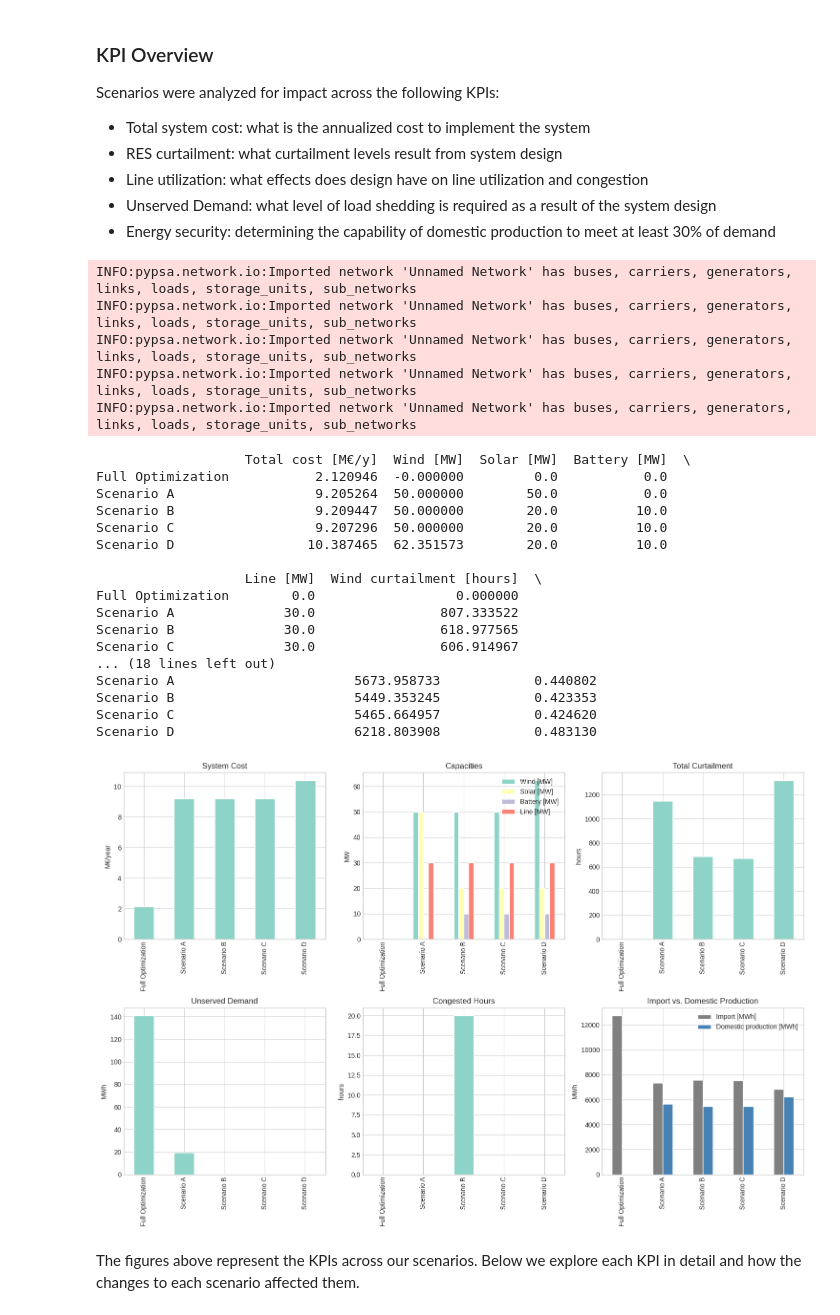
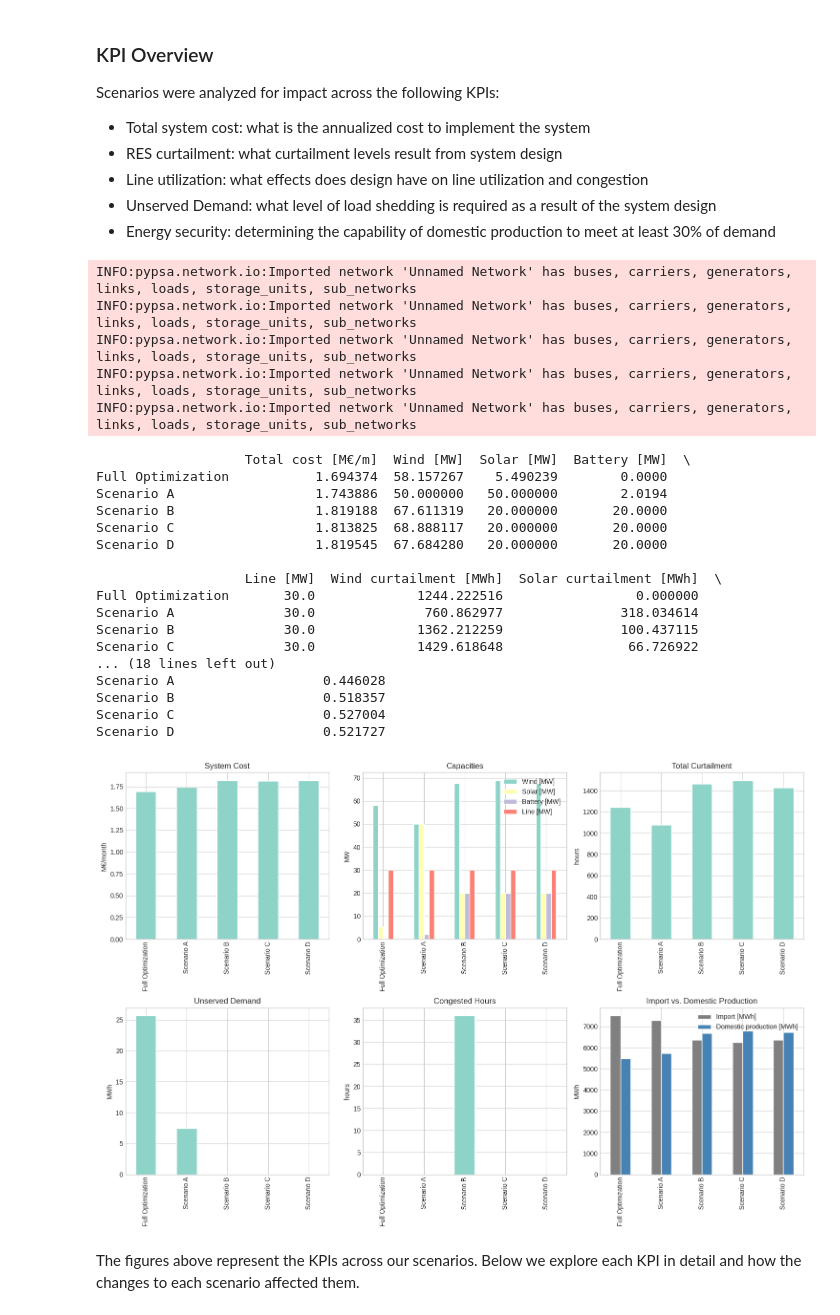
Before and after one commit to karivero/esi_final_repo, a Jupyter notebook: final_esi/ESI_Assignment/combined_submission.ipynb, the cells around one changed output. Cells and saved outputs as stored; diff of their text form; code cells hidden in the pictures.

```diff
--- a/final_esi/ESI_Assignment/combined_submission.ipynb
+++ b/final_esi/ESI_Assignment/combined_submission.ipynb
@@ -688,34 +690,32 @@ opt_loadshed_mwh = n.generators_t.p["load shedding"].sum()
 
 transmission_capacity = n.links.loc["zone1-zone2", "p_nom_opt"]
 cost_data = {
-    "wind":       {"CAPEX": annualized_capex_wind * opt_wind_mw,
-                   "OPEX":  annualized_opex_wind  * opt_wind_mw},
-    "solar":      {"CAPEX": annualized_capex_solar * opt_solar_mw,
-                   "OPEX":  annualized_opex_solar  * opt_solar_mw},
-    "battery z1": {"CAPEX": annualized_capex_battery * opt_battery_z1_mw,
-                   "OPEX":  annualized_opex_battery  * opt_battery_z1_mw},
-    # "battery z2": {"CAPEX": annualized_capex_battery * opt_battery_z2_mw,
-    #                "OPEX":  annualized_opex_battery  * opt_battery_z2_mw},
+    "wind":       {"CAPEX": annualized_capex_wind * opt_wind_mw * monthly_annualizer,
+                   "OPEX":  annualized_opex_wind  * opt_wind_mw * monthly_annualizer},
+    "solar":      {"CAPEX": annualized_capex_solar * opt_solar_mw * monthly_annualizer,
+                   "OPEX":  annualized_opex_solar  * opt_solar_mw* monthly_annualizer},
+    "battery z1": {"CAPEX": annualized_capex_battery * opt_battery_z1_mw* monthly_annualizer,
+                   "OPEX":  annualized_opex_battery  * opt_battery_z1_mw* monthly_annualizer},
+    # "battery z2": {"CAPEX": annualized_capex_battery * opt_battery_z2_mw* monthly_annualizer,
+    #                "OPEX":  annualized_opex_battery  * opt_battery_z2_mw* monthly_annualizer},
     "import":     {"CAPEX": 0,
                    "OPEX":  Operational_cost_electricity_import_cost * opt_import_mwh},
     "load shed":  {"CAPEX": 0,
                    "OPEX":  Operational_cost_lost_load_penalty * opt_loadshed_mwh},
-    "transmission": {"CAPEX": annualized_capex_transmission * transmission_capacity,
-                         "OPEX":  annualized_opex_transmission  * transmission_capacity,},
+    "transmission": {"CAPEX": annualized_capex_transmission * transmission_capacity* monthly_annualizer,
+                         "OPEX":  annualized_opex_transmission  * transmission_capacity* monthly_annualizer,},
     }
 
 cost_df = pd.DataFrame(cost_data).T.div(1e6)  # convert to M€
 
 # plot
-print(f"Total system cost: €{cost_df['CAPEX'].sum() + cost_df['OPEX'].sum():.3f}M/year")
-total_annual_cost = cost_df['CAPEX'].sum() + cost_df['OPEX'].sum()
-total_monthly_cost = total_annual_cost * 1e6/ 12
+total_monthly_cost = (cost_df['CAPEX'].sum() + cost_df['OPEX'].sum()) *1e6
 print(f"Total system cost: €{total_monthly_cost:.2f}/month")
 fig, ax = plt.subplots(figsize=(10, 5))
 cost_df[["CAPEX", "OPEX"]].plot(kind="bar", stacked=True, ax=ax,
                                  color=["steelblue", "darkorange"])
-ax.set_ylabel("Cost [M€/year]")
-ax.set_title("Annualized System Cost by Technology")
+ax.set_ylabel("Cost [M€/month]")
+ax.set_title("Monthly System Cost by Technology")
 plt.xticks(rotation=45, ha="right")
 plt.tight_layout()
 plt.show()
@@ -962,7 +963,7 @@ def extract_kpis(n, label):
     curtailment_solar = opt_solar_mw - gen_solar
     curtailment_wind = curtailment_wind.clip(lower=0).sum()
     curtailment_solar = curtailment_solar.clip(lower=0).sum()
-    total_curtailment = (curtailment_wind + curtailment_solar).sum()
+    total_curtailment = (curtailment_wind + curtailment_solar)
 
     # energy security
     domestic_production = (gen_wind + gen_solar).sum()
@@ -994,14 +995,14 @@ def extract_kpis(n, label):
     total_cost = cost_df["CAPEX"].sum() + cost_df["OPEX"].sum()
 
     return {
-        "Total cost [M€/y]": total_cost,
+        "Total cost [M€/m]": total_cost,
         "Wind [MW]":        opt_wind,
         "Solar [MW]":       opt_solar,
         "Battery [MW]":     opt_batt,
         "Line [MW]":        opt_line,
-        "Wind curtailment [hours]": curtailment_wind,
-        "Solar curtailment [hours]": curtailment_solar,
-        "Total curtailment [hours]": total_curtailment,
+        "Wind curtailment [MWh]": curtailment_wind,
+        "Solar curtailment [MWh]": curtailment_solar,
+        "Total curtailment [MWh]": total_curtailment,
         "Total unserved [MWh]": unserved_mwh,
         "Congested hours": congested_hours,
         "Import [MWh]":     import_mwh,
@@ -1021,53 +1022,53 @@ plt.style.use("seaborn-v0_8-whitegrid")
 fig, axes = plt.subplots(2, 3, figsize=(15, 10))
 axes = axes.flatten()
 
-kpis.loc[["Total cost [M€/y]"]].T \
+kpis.loc[["Total cost [M€/m]"]].T \
     .plot(kind="bar", ax=axes[0], legend=False)
-axes[0].set_title("System Cost"); axes[0].set_ylabel("M€/year")
+axes[0].set_title("System Cost"); axes[0].set_ylabel("M€/month")
 
 kpis.loc[["Wind [MW]", "Solar [MW]", "Battery [MW]", "Line [MW]"]].T \
     .plot(kind="bar", ax=axes[1]); axes[1].set_title("Capacities"); axes[1].set_ylabel("MW")
 
-kpis.loc[["Total curtailment [hours]"]].T \
+kpis.loc[["Total curtailment [MWh]"]].T \
     .plot(kind="bar", ax=axes[2], legend=False)
 axes[2].set_title("Total Curtailment"); axes[2].set_ylabel("hours")
 
 kpis.loc[["Total unserved [MWh]"]].T \
     .plot(kind="bar", ax=axes[3], legend=False)
 axes[3].set_title("Unserved Demand"); axes[3].set_ylabel("MWh")
 
 kpis.loc[["Congested hours"]].T \
     .plot(kind="bar", ax=axes[4], legend=False)
 axes[4].set_title("Congested Hours"); axes[4].set_ylabel("hours")
 
 kpis.loc[["Import [MWh]", "Domestic production [MWh]"]].T \
     .plot(kind="bar", ax=axes[5], color=["grey", "steelblue"]); axes[5].set_title("Import vs. Domestic Production"); axes[5].set_ylabel("MWh")
 
 plt.tight_layout(); plt.show()
 # %% [output]
 INFO:pypsa.network.io:Imported network 'Unnamed Network' has buses, carriers, generators, links, loads, storage_units, sub_networks
 INFO:pypsa.network.io:Imported network 'Unnamed Network' has buses, carriers, generators, links, loads, storage_units, sub_networks
 INFO:pypsa.network.io:Imported network 'Unnamed Network' has buses, carriers, generators, links, loads, storage_units, sub_networks
 INFO:pypsa.network.io:Imported network 'Unnamed Network' has buses, carriers, generators, links, loads, storage_units, sub_networks
 INFO:pypsa.network.io:Imported network 'Unnamed Network' has buses, carriers, generators, links, loads, storage_units, sub_networks
-                   Total cost [M€/y]  Wind [MW]  Solar [MW]  Battery [MW]  \
-Full Optimization           2.120946  -0.000000         0.0           0.0
-Scenario A                  9.205264  50.000000        50.0           0.0
-Scenario B                  9.209447  50.000000        20.0          10.0
-Scenario C                  9.207296  50.000000        20.0          10.0
-Scenario D                 10.387465  62.351573        20.0          10.0
+                   Total cost [M€/m]  Wind [MW]  Solar [MW]  Battery [MW]  \
+Full Optimization           1.694374  58.157267    5.490239        0.0000
+Scenario A                  1.743886  50.000000   50.000000        2.0194
+Scenario B                  1.819188  67.611319   20.000000       20.0000
+Scenario C                  1.813825  68.888117   20.000000       20.0000
+Scenario D                  1.819545  67.684280   20.000000       20.0000
 
-                   Line [MW]  Wind curtailment [hours]  \
-Full Optimization        0.0                  0.000000
-Scenario A              30.0                807.333522
-Scenario B              30.0                618.977565
-Scenario C              30.0                606.914967
+                   Line [MW]  Wind curtailment [MWh]  Solar curtailment [MWh]  \
+Full Optimization       30.0             1244.222516                 0.000000
+Scenario A              30.0              760.862977               318.034614
+Scenario B              30.0             1362.212259               100.437115
+Scenario C              30.0             1429.618648                66.726922
 ... (18 lines left out)
-Scenario A                       5673.958733            0.440802
-Scenario B                       5449.353245            0.423353
-Scenario C                       5465.664957            0.424620
-Scenario D                       6218.803908            0.483130
+Scenario A                   0.446028
+Scenario B                   0.518357
+Scenario C                   0.527004
+Scenario D                   0.521727
-[figure, old version]
+[figure, new version]
 # %% [markdown]
 The figures above represent the KPIs across our scenarios. Below we explore each KPI in detail and how the changes to each scenario affected them.
 # %% [markdown]
```
Also changed, not shown: parts of 14 cells of this notebook, 11 other files.
